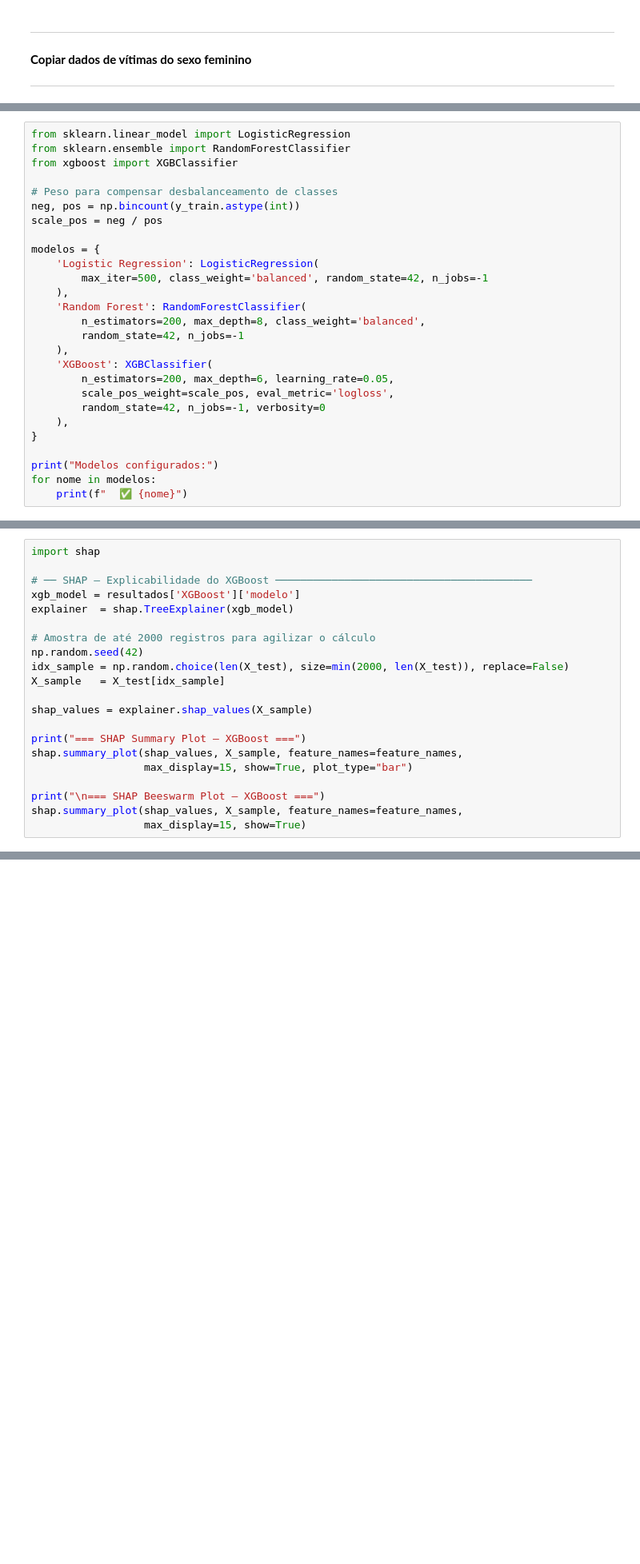
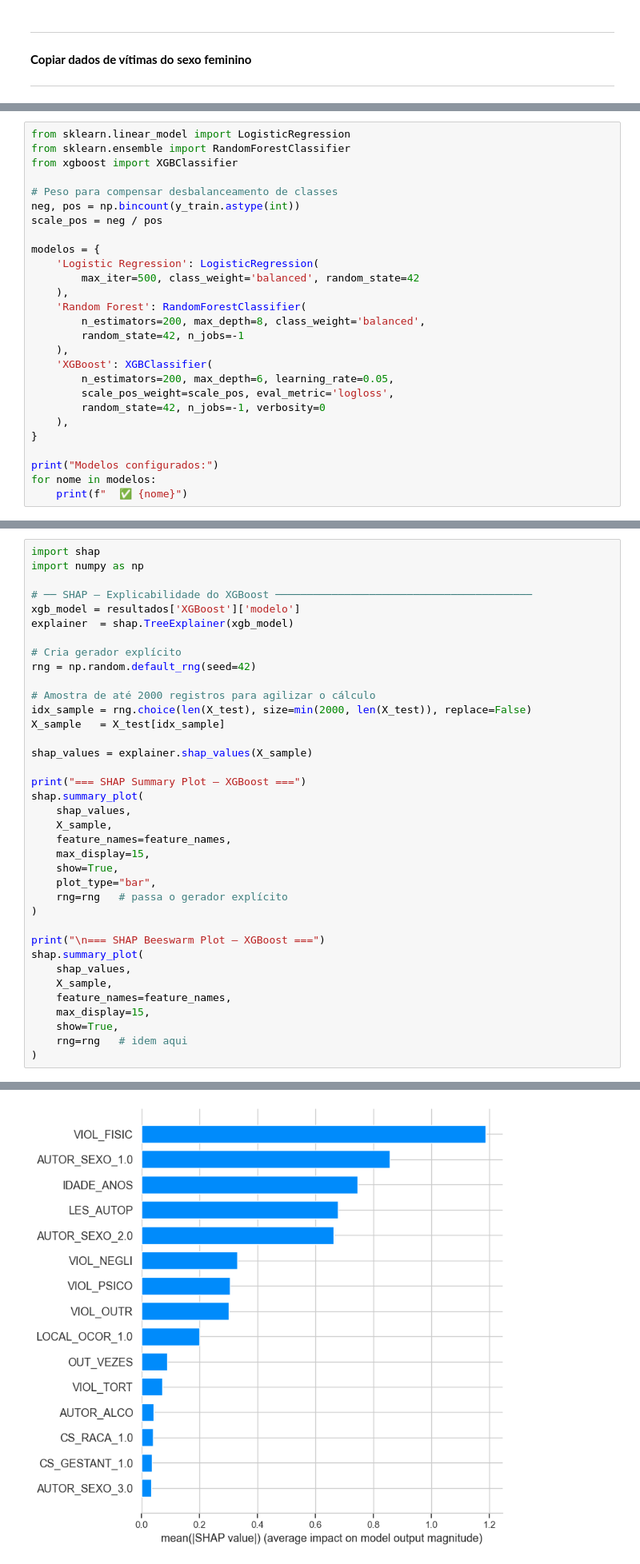
Before and after one commit to Etyonamine/Fiap_Pos_9AIDT_Fase_01_ML, a Jupyter notebook: TechChallengeTriagemFeminino.ipynb, the cells around one changed output, grey strips where cells are left out. Shown at 80% size. Saved outputs shown, nothing was run; the diff lists cells and outputs as text; blank space fills up the shorter version.

```diff
--- a/TechChallengeTriagemFeminino.ipynb
+++ b/TechChallengeTriagemFeminino.ipynb
@@ -490,7 +618,7 @@ scale_pos = neg / pos
 
 modelos = {
     'Logistic Regression': LogisticRegression(
-        max_iter=500, class_weight='balanced', random_state=42, n_jobs=-1
+        max_iter=500, class_weight='balanced', random_state=42
     ),
     'Random Forest': RandomForestClassifier(
         n_estimators=200, max_depth=8, class_weight='balanced',
@@ -609,21 +774,38 @@ print(top15.sort_values(ascending=False).to_string())
 # %%
 import shap
+import numpy as np
 
 # ── SHAP — Explicabilidade do XGBoost ─────────────────────────────────────────
 xgb_model = resultados['XGBoost']['modelo']
 explainer  = shap.TreeExplainer(xgb_model)
 
+# Cria gerador explícito
+rng = np.random.default_rng(seed=42)
+
 # Amostra de até 2000 registros para agilizar o cálculo
-np.random.seed(42)
-idx_sample = np.random.choice(len(X_test), size=min(2000, len(X_test)), replace=False)
+idx_sample = rng.choice(len(X_test), size=min(2000, len(X_test)), replace=False)
 X_sample   = X_test[idx_sample]
 
 shap_values = explainer.shap_values(X_sample)
 
 print("=== SHAP Summary Plot — XGBoost ===")
-shap.summary_plot(shap_values, X_sample, feature_names=feature_names,
-                  max_display=15, show=True, plot_type="bar")
+shap.summary_plot(
+    shap_values,
+    X_sample,
+    feature_names=feature_names,
+    max_display=15,
+    show=True,
+    plot_type="bar",
+    rng=rng   # passa o gerador explícito
+)
 
 print("\n=== SHAP Beeswarm Plot — XGBoost ===")
-shap.summary_plot(shap_values, X_sample, feature_names=feature_names,
-                  max_display=15, show=True)
+shap.summary_plot(
+    shap_values,
+    X_sample,
+    feature_names=feature_names,
+    max_display=15,
+    show=True,
+    rng=rng   # idem aqui
+)
+# %% [output]
@@ -629,0 +813 @@ shap.summary_plot(shap_values, X_sample, feature_names=feature_names,
+[figure, added]
```
Also changed, not shown: parts of 24 cells of this notebook.
